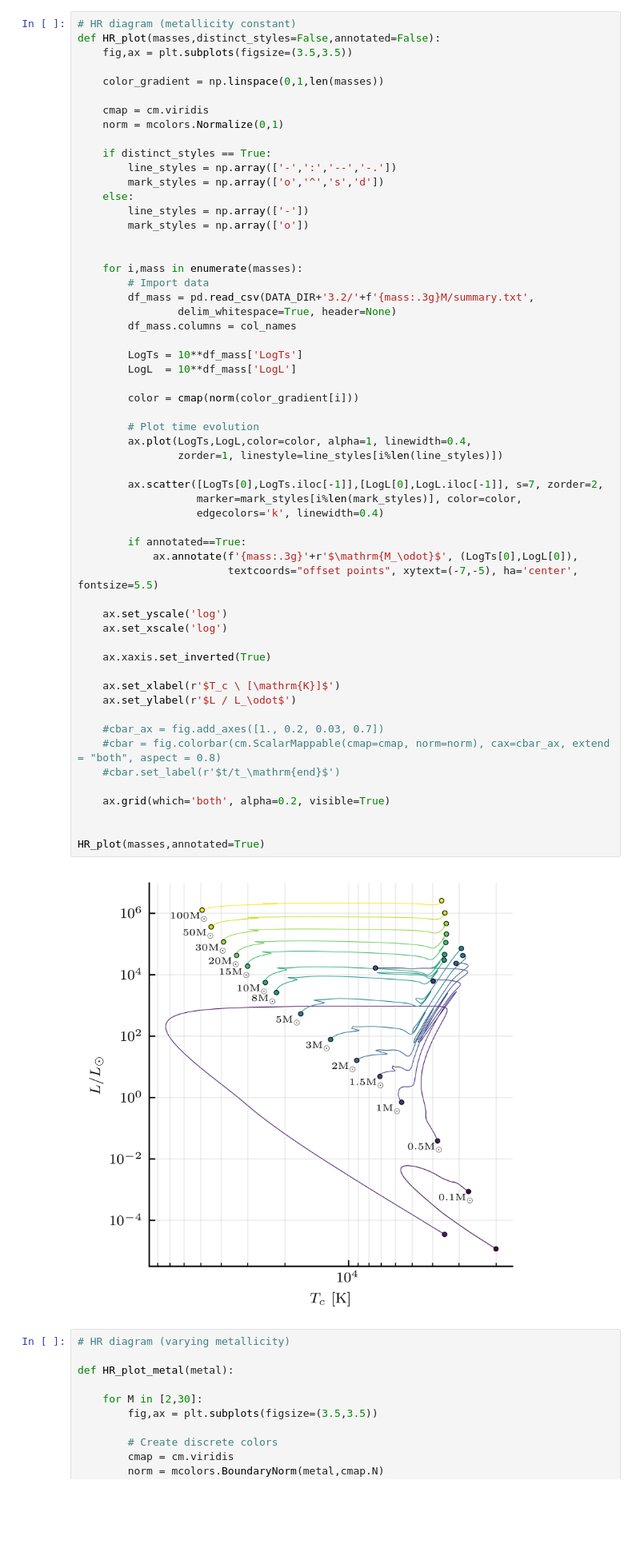
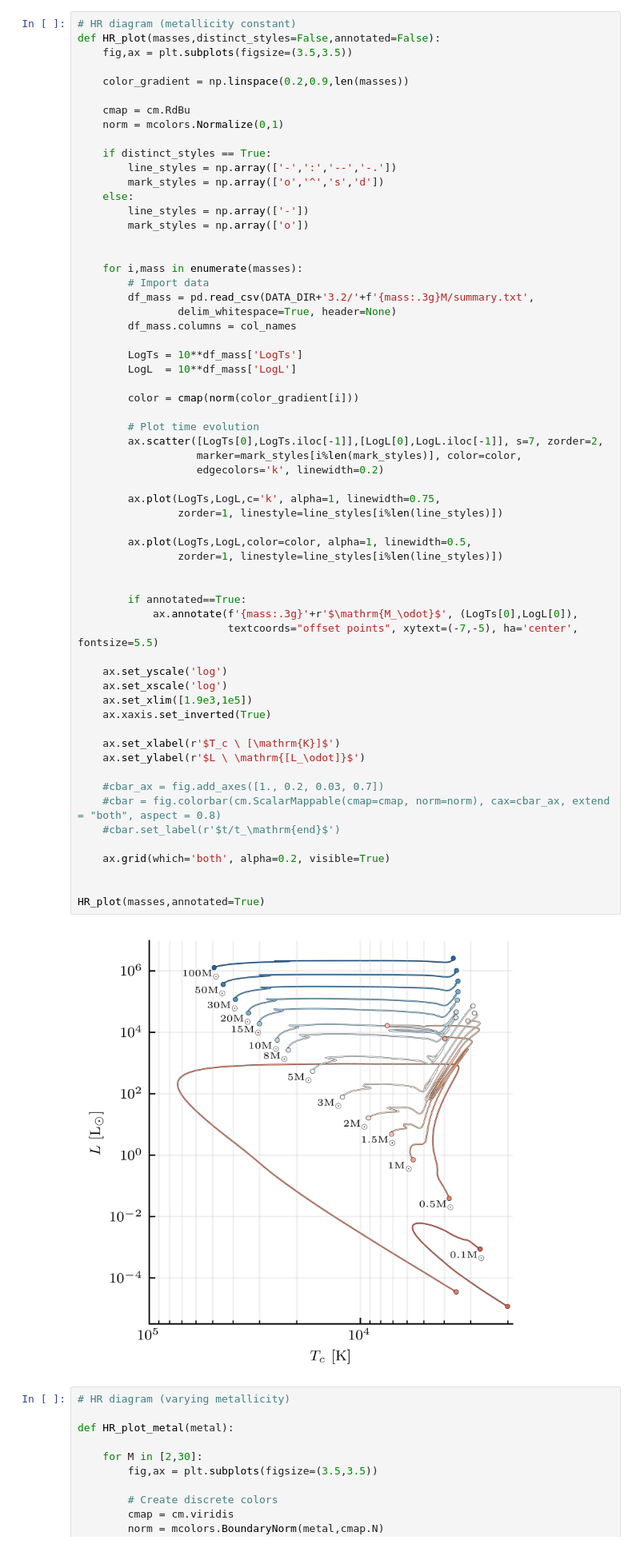
Before and after one commit to JeppJeppsson/Stellar_project, a Jupyter notebook: 3.2.ipynb, the cells around one changed output. Shown at 80% size. Drawn from its saved outputs; the diff is of its cells as text; blank space fills up the shorter version.

```diff
--- a/3.2.ipynb
+++ b/3.2.ipynb
@@ -85,9 +117,9 @@ for ax in axs.flat:
 def HR_plot(masses,distinct_styles=False,annotated=False):
     fig,ax = plt.subplots(figsize=(3.5,3.5))
 
-    color_gradient = np.linspace(0,1,len(masses))
+    color_gradient = np.linspace(0.2,0.9,len(masses))
 
-    cmap = cm.viridis
+    cmap = cm.RdBu
     norm = mcolors.Normalize(0,1)
 
     if distinct_styles == True:
@@ -105,40 +137,44 @@ def HR_plot(masses,distinct_styles=False,annotated=False):
         df_mass.columns = col_names
 
         LogTs = 10**df_mass['LogTs']
         LogL  = 10**df_mass['LogL']
 
         color = cmap(norm(color_gradient[i]))
 
         # Plot time evolution
-        ax.plot(LogTs,LogL,color=color, alpha=1, linewidth=0.4,
+        ax.scatter([LogTs[0],LogTs.iloc[-1]],[LogL[0],LogL.iloc[-1]], s=7, zorder=2,
+                   marker=mark_styles[i%len(mark_styles)], color=color,
+                   edgecolors='k', linewidth=0.2)
+
+        ax.plot(LogTs,LogL,c='k', alpha=1, linewidth=0.75,
                 zorder=1, linestyle=line_styles[i%len(line_styles)])
 
-        ax.scatter([LogTs[0],LogTs.iloc[-1]],[LogL[0],LogL.iloc[-1]], s=7, zorder=2,
-                   marker=mark_styles[i%len(mark_styles)], color=color,
-                   edgecolors='k', linewidth=0.4)
+        ax.plot(LogTs,LogL,color=color, alpha=1, linewidth=0.5,
+                zorder=1, linestyle=line_styles[i%len(line_styles)])
+
 
         if annotated==True:
             ax.annotate(f'{mass:.3g}'+r'$\mathrm{M_\odot}$', (LogTs[0],LogL[0]),
                         textcoords="offset points", xytext=(-7,-5), ha='center', fontsize=5.5)
 
     ax.set_yscale('log')
     ax.set_xscale('log')
-
+    ax.set_xlim([1.9e3,1e5])
     ax.xaxis.set_inverted(True)
 
     ax.set_xlabel(r'$T_c \ [\mathrm{K}]$')
-    ax.set_ylabel(r'$L / L_\odot$')
+    ax.set_ylabel(r'$L \ \mathrm{[L_\odot]}$')
 
     #cbar_ax = fig.add_axes([1., 0.2, 0.03, 0.7])
     #cbar = fig.colorbar(cm.ScalarMappable(cmap=cmap, norm=norm), cax=cbar_ax, extend = "both", aspect = 0.8)
     #cbar.set_label(r'$t/t_\mathrm{end}$')
 
     ax.grid(which='both', alpha=0.2, visible=True)
 
 
 HR_plot(masses,annotated=True)
 # %% [output]
-[figure, old version]
+[figure, new version]
 # %%
 # HR diagram (varying metallicity)
 
```
Also changed, not shown: parts of 2 cells of this notebook.
